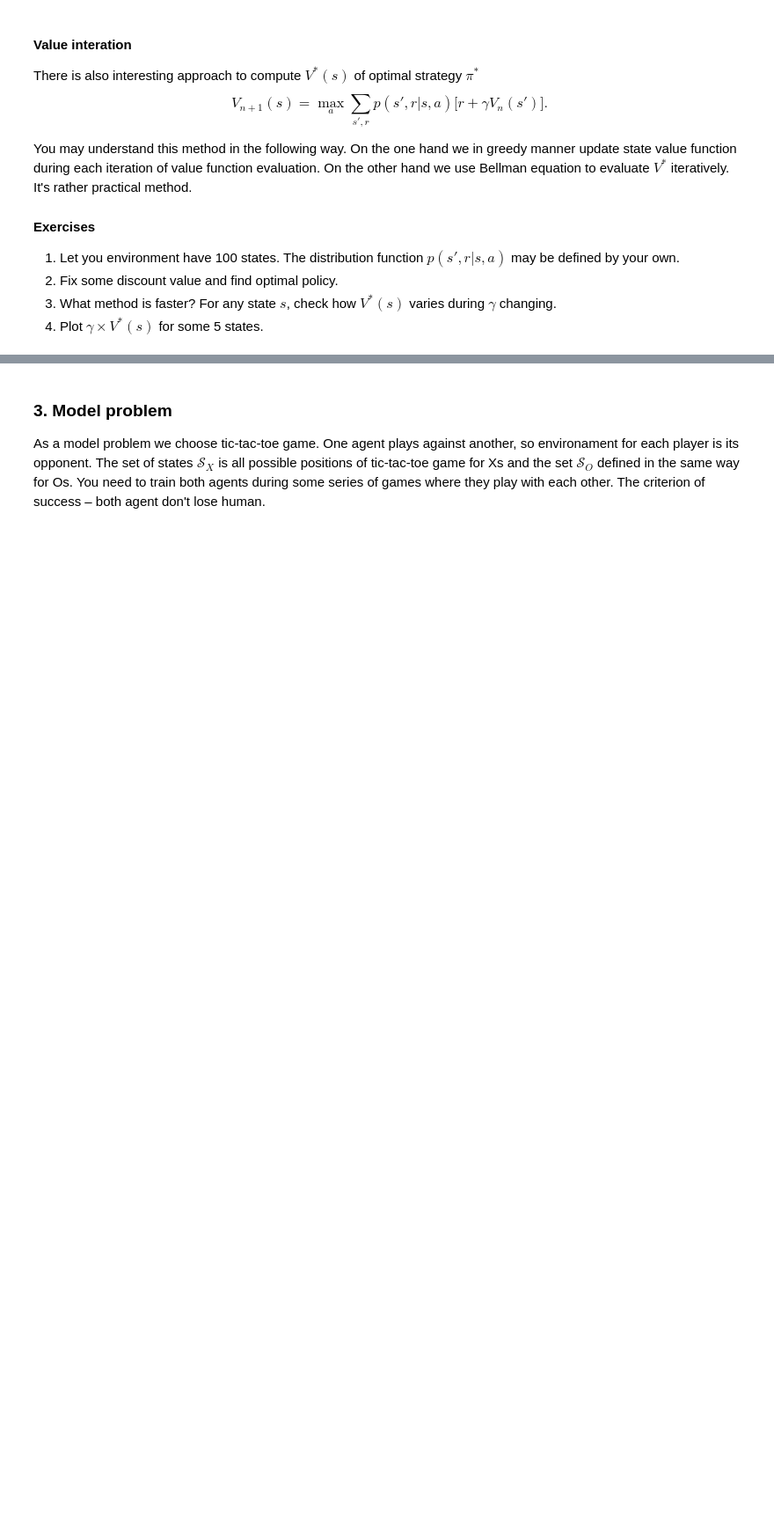
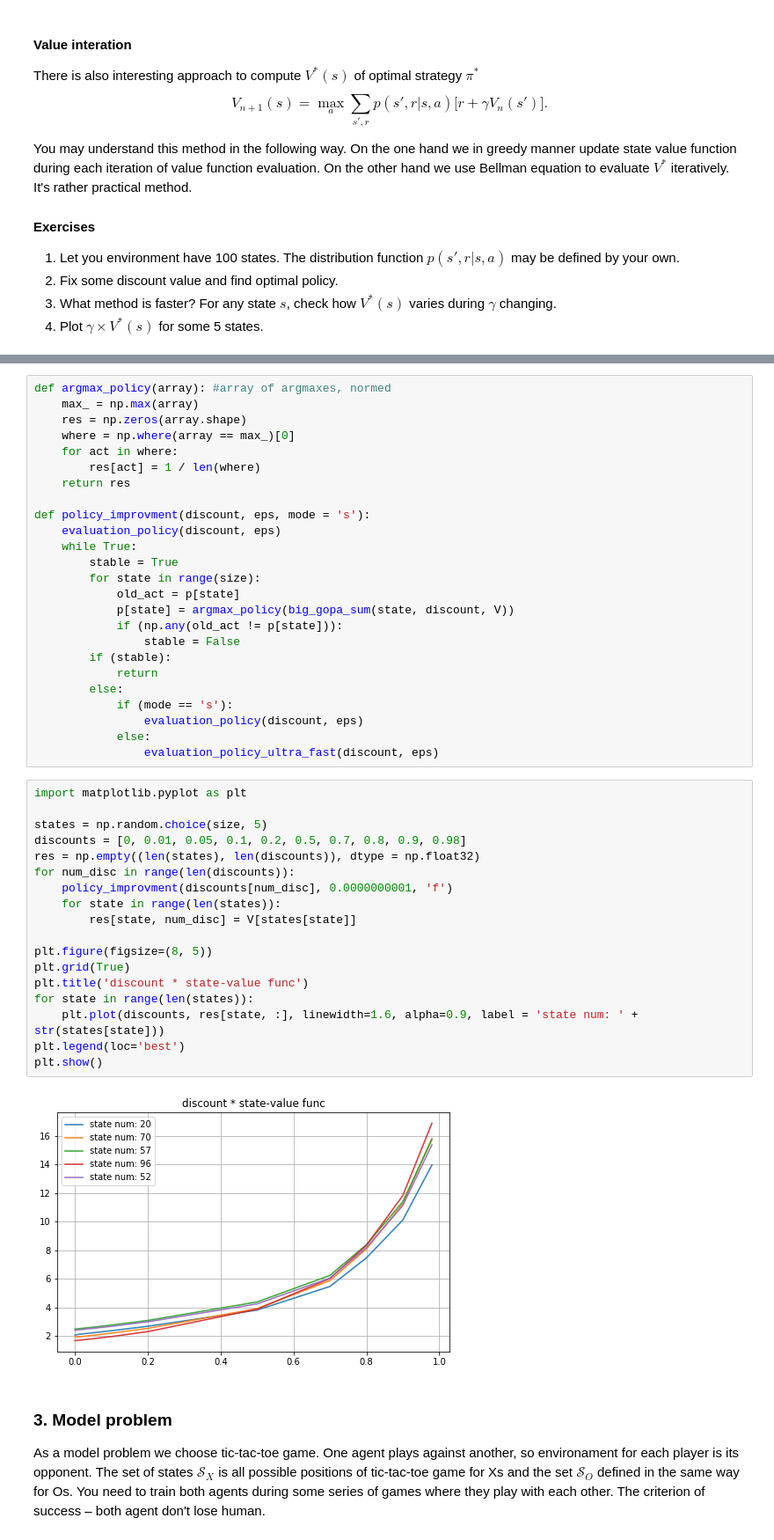
Before and after one commit to oleges1/Renju, a Jupyter notebook: lab4_Renju.ipynb, the cells around one changed output, grey strips where cells are left out. Shown: that part at 88% size. Drawn from its saved outputs; the diff is of its cells as text; blank space fills up the shorter version.

```diff
--- a/lab4_Renju.ipynb
+++ b/lab4_Renju.ipynb
@@ -387,3 +438,48 @@ You may understand this method in the following way. On the one hand we in greed
+# %%
+def argmax_policy(array): #array of argmaxes, normed
+    max_ = np.max(array)
+    res = np.zeros(array.shape)
+    where = np.where(array == max_)[0]
+    for act in where:
+        res[act] = 1 / len(where)
+    return res
+
+def policy_improvment(discount, eps, mode = 's'):
+    evaluation_policy(discount, eps)
+    while True:
+        stable = True
+        for state in range(size):
+            old_act = p[state]
+            p[state] = argmax_policy(big_gopa_sum(state, discount, V))
+            if (np.any(old_act != p[state])):
+                stable = False
+        if (stable):
+            return
+        else:
+            if (mode == 's'):
+                evaluation_policy(discount, eps)
+            else:
+                evaluation_policy_ultra_fast(discount, eps)
+# %%
+import matplotlib.pyplot as plt
+
+states = np.random.choice(size, 5)
+discounts = [0, 0.01, 0.05, 0.1, 0.2, 0.5, 0.7, 0.8, 0.9, 0.98]
+res = np.empty((len(states), len(discounts)), dtype = np.float32)
+for num_disc in range(len(discounts)):
+    policy_improvment(discounts[num_disc], 0.0000000001, 'f')
+    for state in range(len(states)):
+        res[state, num_disc] = V[states[state]]
+
+plt.figure(figsize=(8, 5))
+plt.grid(True)
+plt.title('discount * state-value func')
+for state in range(len(states)):
+    plt.plot(discounts, res[state, :], linewidth=1.6, alpha=0.9, label = 'state num: ' + str(states[state]))
+plt.legend(loc='best')
+plt.show()
+# %% [output]
+[figure, added]
 # %% [markdown]
 ### 3. Model problem
 As a model problem we choose tic-tac-toe game. One agent plays against another, so environament for each player is its opponent. The set of states $\mathcal{S}_{X}$ is all possible positions of tic-tac-toe game for Xs and the set $\mathcal{S}_{O}$ defined in the same way for Os. You need to train both agents during some series of games where they play with each other. The criterion of success – both agent don't lose human.
```
Also changed, not shown: parts of 14 cells of this notebook.
